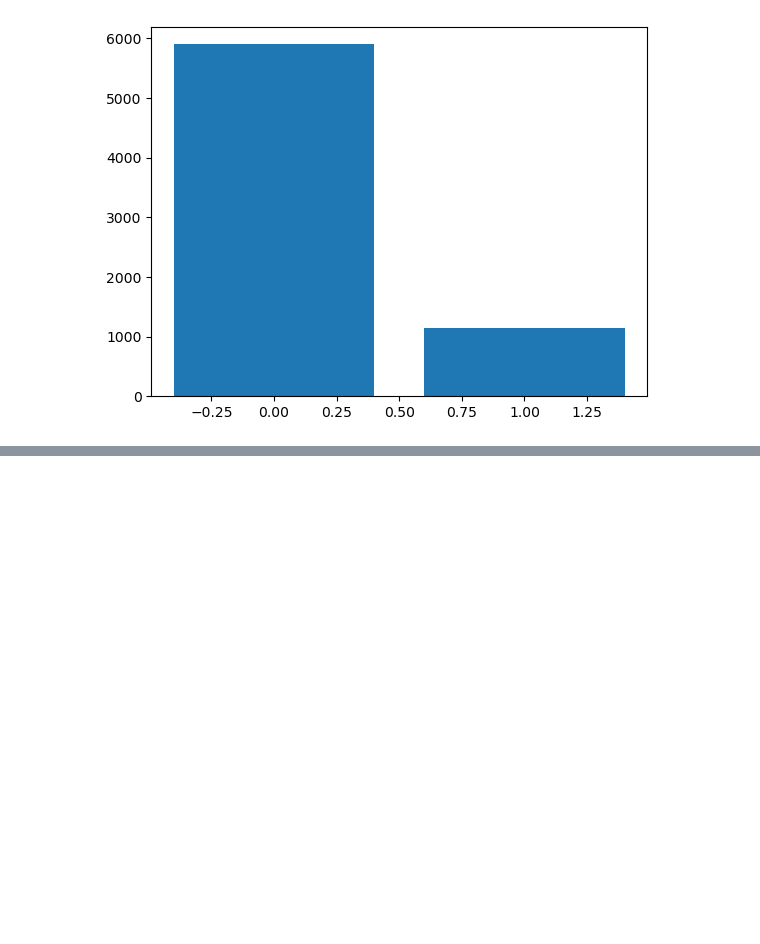
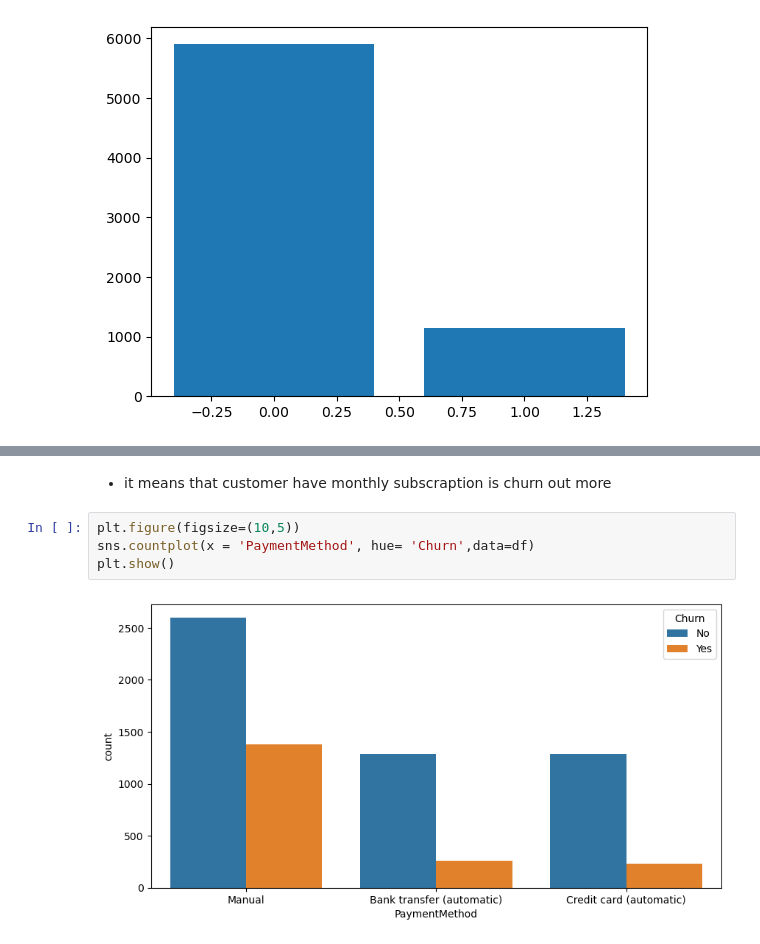
Before and after one commit to Hasan-Mahmood231/IBM-python, a Jupyter notebook: customer_churn.ipynb, the cells around one changed output, grey strips where cells are left out. Cells and saved outputs as stored; diff of their text form; blank space fills up the shorter version.

```diff
--- a/customer_churn.ipynb
+++ b/customer_churn.ipynb
@@ -230,0 +241,8 @@ plt.show()
+# %% [markdown]
+- it means that customer have monthly subscraption is churn out more
+# %%
+plt.figure(figsize=(10,5))
+sns.countplot(x = 'PaymentMethod', hue= 'Churn',data=df)
+plt.show()
+# %% [output]
+[figure, added]
```
Also changed, not shown: parts of 2 cells of this notebook, 1 other file.
